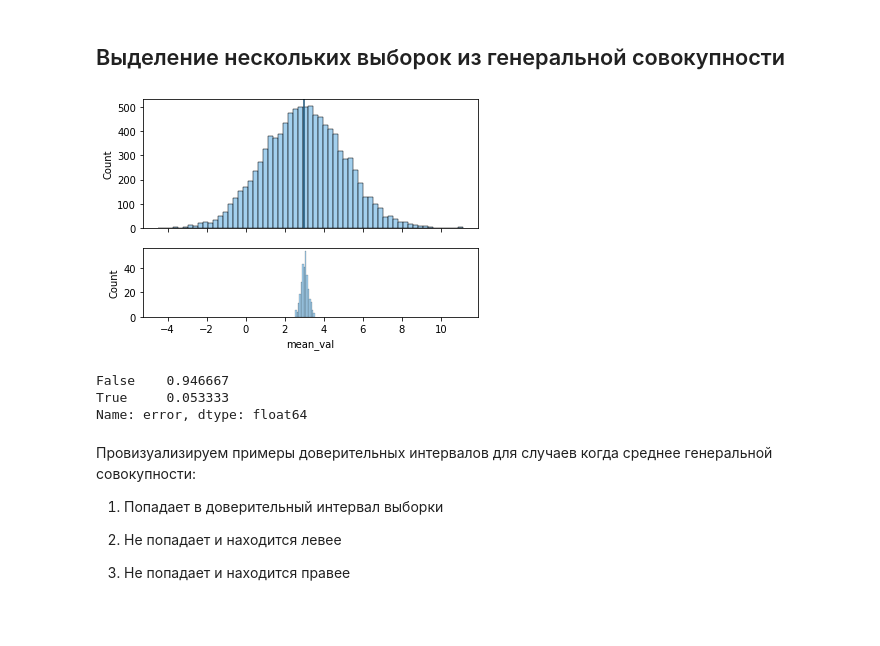
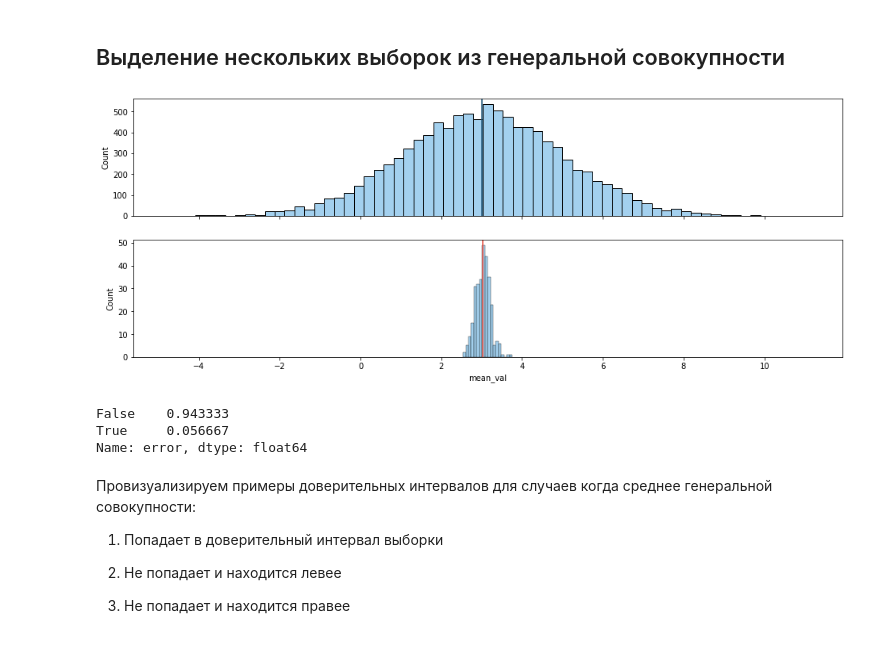
Before and after one commit to Saxsafon/Statistics, a Jupyter notebook: Hypotheses_testing/Confidence_Intervals & Bootstrap.ipynb, the cells around one changed output. Drawn from its saved outputs; the diff is of its cells as text; code cells hidden in the pictures.

```diff
--- a/Hypotheses_testing/Confidence_Intervals & Bootstrap.ipynb
+++ b/Hypotheses_testing/Confidence_Intervals & Bootstrap.ipynb
@@ -79,6 +79,12 @@ z - уровень доверительного интервала
 - [ ] возможны оба варианта
 # %% [markdown]
 ## Выделение нескольких выборок из генеральной совокупности
+# %%
+M = 3
+sigma = 2
+N = 10_000
+
+genpop = pd.Series(np.random.normal(M, sigma, N))
 # %%
 n_vals = 100
 n_samples = 300
@@ -90,14 +96,15 @@ samples_stats = pd.DataFrame({
     'std_val': samples.apply(lambda row: row.std(), axis=1),
 })
 # %%
-f, (ax_genpop, ax_samples_means) = plt.subplots(2, sharex=True, gridspec_kw={"height_ratios": (.65, .35)})
+f, (ax_genpop, ax_samples_means) = plt.subplots(2, sharex=True, figsize=(16, 6), gridspec_kw={"height_ratios": (.35, .35)})
 
 sns.histplot(x=genpop, ax=ax_genpop, color='#85C1E9')
 ax_genpop.axvline(M,  color='#1A5276')
 
-sns.histplot(x=samples_stats.mean_val, ax=ax_samples_means, color='#85C1E9');
+sns.histplot(x=samples_stats.mean_val, ax=ax_samples_means, color='#85C1E9')
+ax_samples_means.axvline(samples_stats.mean_val.mean(), color='#E74C3C');
 # %% [output]
-[figure, old version]
+[figure, new version]
 # %%
 def confidence_interval(n, mean_val, std_val, target_interval):
     alpha = 1 - target_interval
@@ -113,8 +120,8 @@ samples_stats[['ci_left', 'ci_right']] = samples_stats.interval.apply(pd.Series)
 samples_stats['error'] = samples_stats.apply(lambda row: ((row['ci_left'] > M) | (row['ci_right'] < M)), axis=1)
 samples_stats.error.value_counts(normalize=True)
 # %% [output]
-False    0.946667
-True     0.053333
+False    0.943333
+True     0.056667
 Name: error, dtype: float64
 # %% [markdown]
 Провизуализируем примеры доверительных интервалов для случаев когда среднее генеральной совокупности:
```
Also changed, not shown: parts of 2 cells of this notebook, 2 other files.
